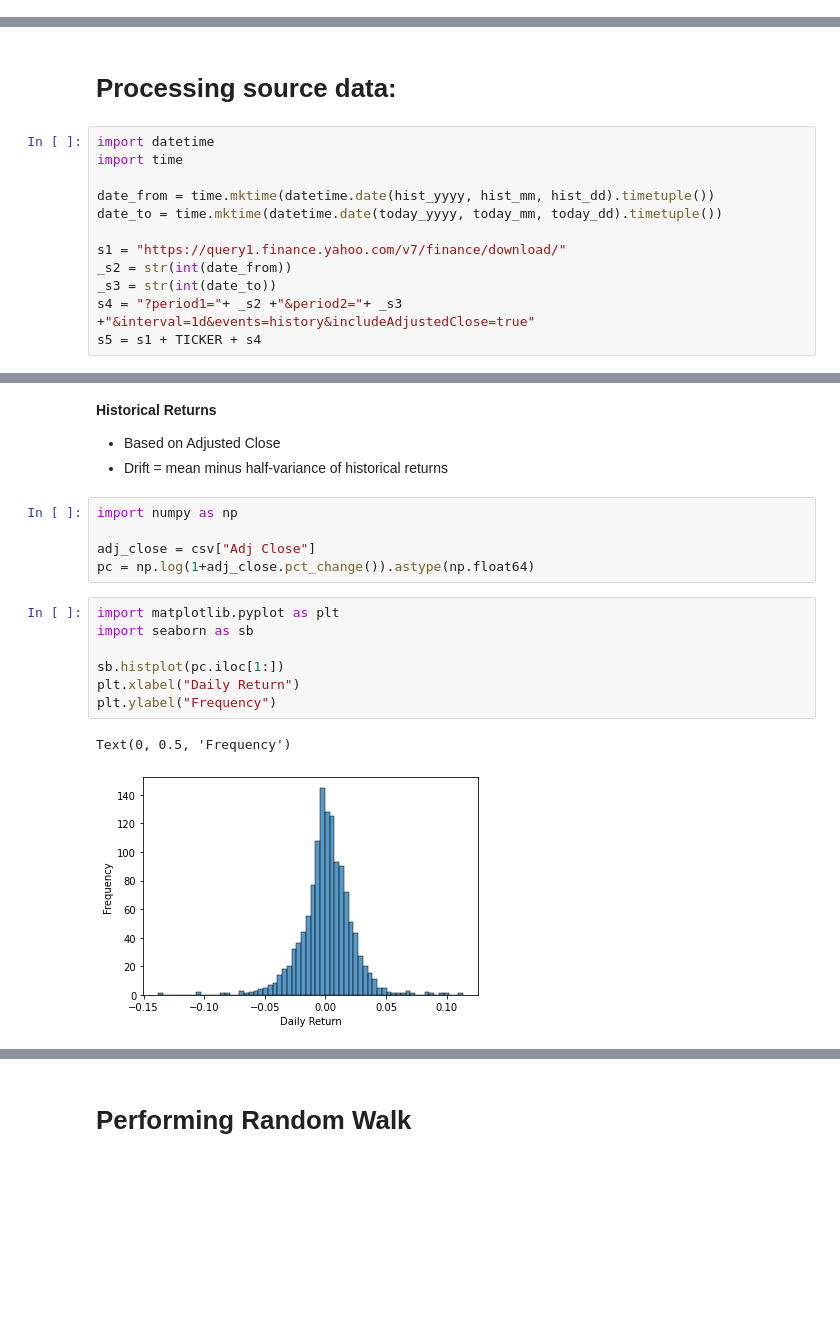
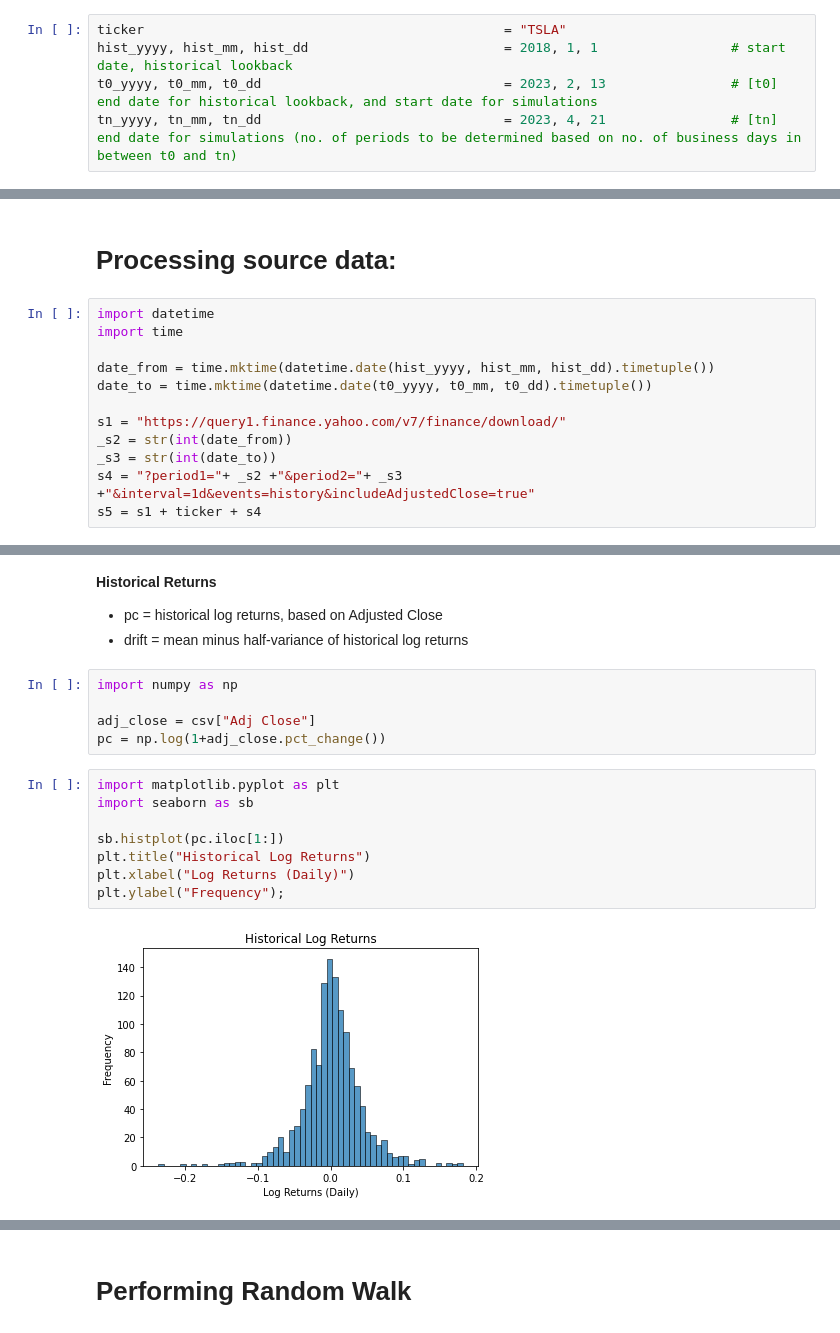
Before and after one commit to kevinhhl/portfolio-management-tools, a Jupyter notebook: Monte_Carlo_Simulation_Random_Walk.ipynb, the cells around one changed output, grey strips where cells are left out. Saved outputs shown, nothing was run; the diff lists cells and outputs as text; blank space fills up the shorter version.

```diff
--- a/Monte_Carlo_Simulation_Random_Walk.ipynb
+++ b/Monte_Carlo_Simulation_Random_Walk.ipynb
@@ -17,0 +8,5 @@ n_iters                                             = 1000          # No. of ite
+# %%
+ticker                                              = "TSLA"
+hist_yyyy, hist_mm, hist_dd                         = 2018, 1, 1                 # start date, historical lookback
+t0_yyyy, t0_mm, t0_dd                               = 2023, 2, 13                # [t0] end date for historical lookback, and start date for simulations
+tn_yyyy, tn_mm, tn_dd                               = 2023, 4, 21                # [tn] end date for simulations (no. of periods to be determined based on no. of business days in between t0 and tn)
@@ -22,13 +22,13 @@ import datetime
 import time
 
 date_from = time.mktime(datetime.date(hist_yyyy, hist_mm, hist_dd).timetuple())
-date_to = time.mktime(datetime.date(today_yyyy, today_mm, today_dd).timetuple())
+date_to = time.mktime(datetime.date(t0_yyyy, t0_mm, t0_dd).timetuple())
 
 s1 = "https://query1.finance.yahoo.com/v7/finance/download/"
 _s2 = str(int(date_from))
 _s3 = str(int(date_to))
 s4 = "?period1="+ _s2 +"&period2="+ _s3 +"&interval=1d&events=history&includeAdjustedClose=true"
-s5 = s1 + TICKER + s4
+s5 = s1 + ticker + s4
 # %%
 import pandas as pd
 csv = pd.read_csv(s5)
@@ -50,23 +50,23 @@ csv
 # %% [markdown]
 **Historical Returns**
 
-*   Based on Adjusted Close
-*   Drift = mean minus half-variance of historical returns
+*   pc = historical log returns, based on Adjusted Close
+*   drift = mean minus half-variance of historical log returns
 # %%
 import numpy as np
 
 adj_close = csv["Adj Close"]
-pc = np.log(1+adj_close.pct_change()).astype(np.float64)
+pc = np.log(1+adj_close.pct_change())
 # %%
 import matplotlib.pyplot as plt
 import seaborn as sb
 
 sb.histplot(pc.iloc[1:])
-plt.xlabel("Daily Return")
-plt.ylabel("Frequency")
+plt.title("Historical Log Returns")
+plt.xlabel("Log Returns (Daily)")
+plt.ylabel("Frequency");
 # %% [output]
-Text(0, 0.5, 'Frequency')
-[figure, old version]
+[figure, new version]
 # %%
 mean = pc.mean()
 var = pc.var()
```
Also changed, not shown: parts of 11 cells of this notebook.
